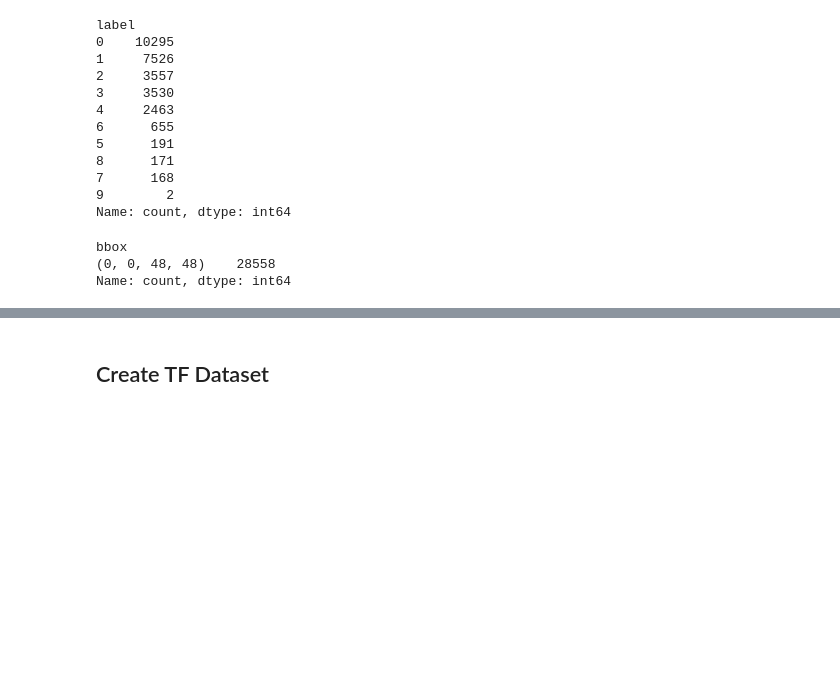
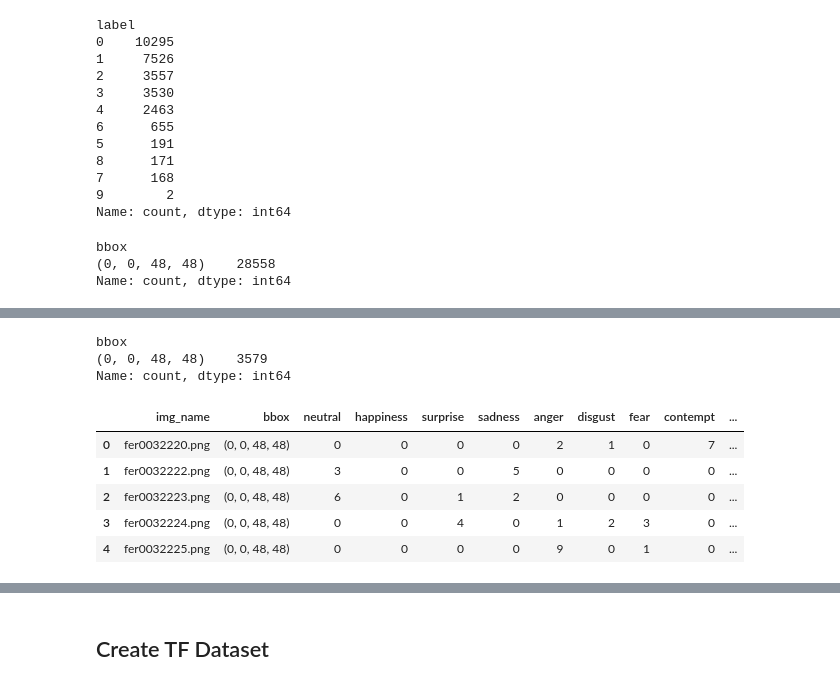
Before and after one commit to gustavozf/facial_emotion_detection, a Jupyter notebook: notebooks/data_analysis.ipynb, the cells around one changed output, grey strips where cells are left out. Saved outputs shown, nothing was run; the diff lists cells and outputs as text; code cells hidden in the pictures; blank space fills up the shorter version.

```diff
--- a/notebooks/data_analysis.ipynb
+++ b/notebooks/data_analysis.ipynb
@@ -85,0 +115,18 @@ df.head()
+# %%
+val_df['bbox'].value_counts()
+# %% [output]
+bbox
+(0, 0, 48, 48)    3579
+Name: count, dtype: int64
+# %%
+test_df = pd.read_csv(
+    os.path.join(TEST_PATH, LABELS_FNAME),
+    header=None, index_col=None, names=DF_COLUMNS)
+test_df.head()
+# %% [output]
+|  | img_name | bbox | neutral | happiness | surprise | sadness | anger | disgust | fear | contempt | ... |
+| 0 | fer0032220.png | (0, 0, 48, 48) | 0 | 0 | 0 | 0 | 2 | 1 | 0 | 7 | ... |
+| 1 | fer0032222.png | (0, 0, 48, 48) | 3 | 0 | 0 | 5 | 0 | 0 | 0 | 0 | ... |
+| 2 | fer0032223.png | (0, 0, 48, 48) | 6 | 0 | 1 | 2 | 0 | 0 | 0 | 0 | ... |
+| 3 | fer0032224.png | (0, 0, 48, 48) | 0 | 0 | 4 | 0 | 1 | 2 | 3 | 0 | ... |
+| 4 | fer0032225.png | (0, 0, 48, 48) | 0 | 0 | 0 | 0 | 9 | 0 | 1 | 0 | ... |
```
Also changed, not shown: parts of 14 cells of this notebook, 9 other files.
